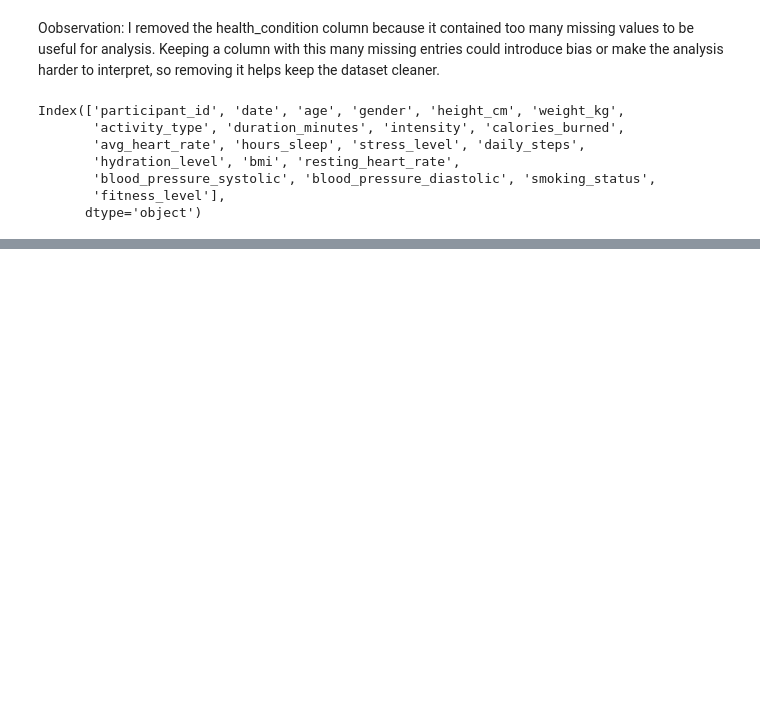
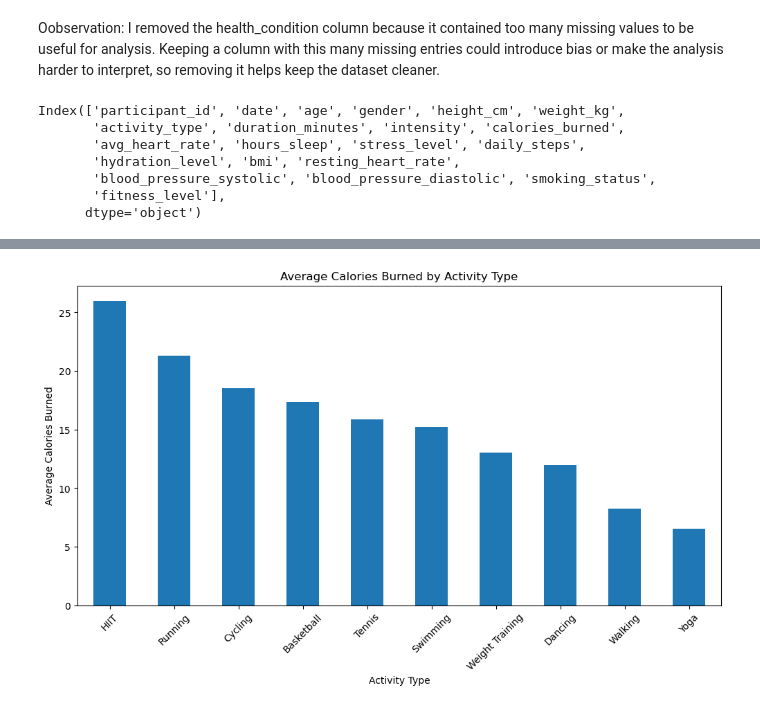
Before and after one commit to Salmanza1/Anjos-elements-of-computing-ii, a Jupyter notebook: Portfolio 1/fitness_eda.ipynb, the cells around one changed output, grey strips where cells are left out. Saved outputs shown, nothing was run; the diff lists cells and outputs as text; code cells hidden in the pictures; blank space fills up the shorter version.

```diff
--- a/Portfolio 1/fitness_eda.ipynb
+++ b/Portfolio 1/fitness_eda.ipynb
@@ -170,0 +190,13 @@ plt.show()
+# %%
+plt.figure(figsize=(12,6))
+
+df.groupby("activity_type")["calories_burned"].mean().sort_values(ascending=False).plot(kind="bar")
+
+plt.title("Average Calories Burned by Activity Type")
+plt.xlabel("Activity Type")
+plt.ylabel("Average Calories Burned")
+plt.xticks(rotation=45)
+
+plt.show()
+# %% [output]
+[figure, added]
```
Also changed, not shown: parts of 27 cells of this notebook.
